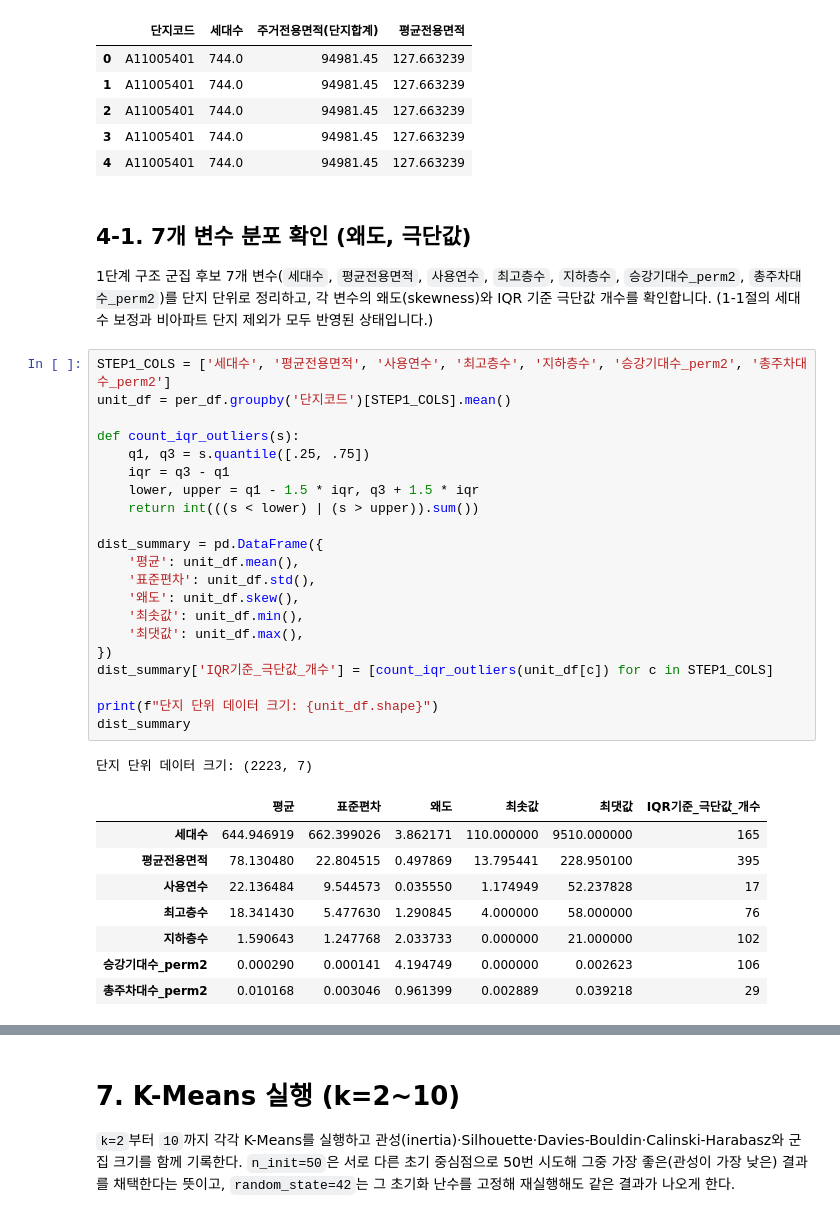
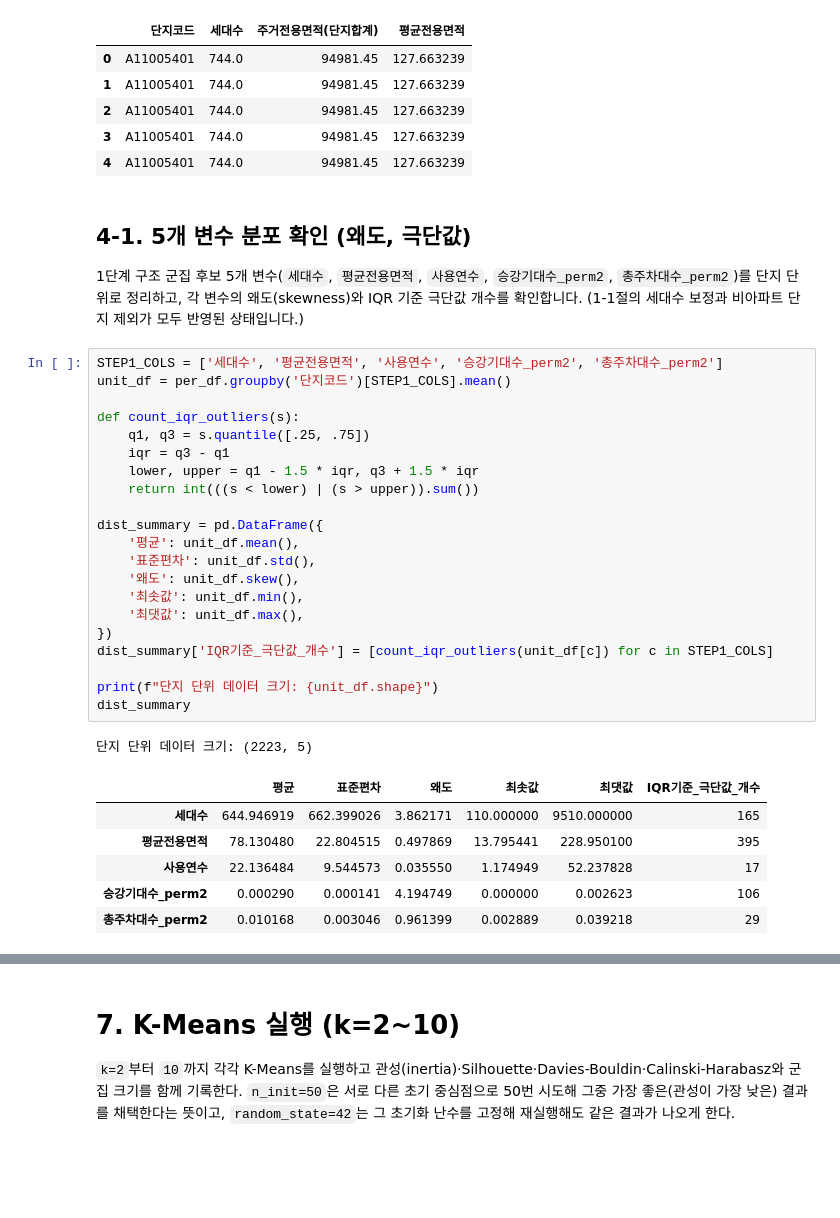
Before and after one commit to roh-git/mlapt_project, a Jupyter notebook: main_analysis.ipynb, the cells around one changed output, grey strips where cells are left out. Drawn from its saved outputs; the diff is of its cells as text; blank space fills up the shorter version.

```diff
--- a/main_analysis.ipynb
+++ b/main_analysis.ipynb
@@ -445,38 +450,36 @@ per_df 크기: (133380, 54)
 | 3 | A11005401 | 744.0 | 94981.45 | 127.663239 |
 | 4 | A11005401 | 744.0 | 94981.45 | 127.663239 |
 # %% [markdown]
-## 4-1. 7개 변수 분포 확인 (왜도, 극단값)
+## 4-1. 5개 변수 분포 확인 (왜도, 극단값)
 
-1단계 구조 군집 후보 7개 변수(`세대수`, `평균전용면적`, `사용연수`, `최고층수`, `지하층수`, `승강기대수_perm2`, `총주차대수_perm2`)를 단지 단위로 정리하고, 각 변수의 왜도(skewness)와 IQR 기준 극단값 개수를 확인합니다. (1-1절의 세대수 보정과 비아파트 단지 제외가 모두 반영된 상태입니다.)
+1단계 구조 군집 후보 5개 변수(`세대수`, `평균전용면적`, `사용연수`, `승강기대수_perm2`, `총주차대수_perm2`)를 단지 단위로 정리하고, 각 변수의 왜도(skewness)와 IQR 기준 극단값 개수를 확인합니다. (1-1절의 세대수 보정과 비아파트 단지 제외가 모두 반영된 상태입니다.)
 # %%
-STEP1_COLS = ['세대수', '평균전용면적', '사용연수', '최고층수', '지하층수', '승강기대수_perm2', '총주차대수_perm2']
+STEP1_COLS = ['세대수', '평균전용면적', '사용연수', '승강기대수_perm2', '총주차대수_perm2']
 unit_df = per_df.groupby('단지코드')[STEP1_COLS].mean()
 
 def count_iqr_outliers(s):
     q1, q3 = s.quantile([.25, .75])
     iqr = q3 - q1
     lower, upper = q1 - 1.5 * iqr, q3 + 1.5 * iqr
     return int(((s < lower) | (s > upper)).sum())
 
 dist_summary = pd.DataFrame({
     '평균': unit_df.mean(),
     '표준편차': unit_df.std(),
     '왜도': unit_df.skew(),
     '최솟값': unit_df.min(),
     '최댓값': unit_df.max(),
 })
 dist_summary['IQR기준_극단값_개수'] = [count_iqr_outliers(unit_df[c]) for c in STEP1_COLS]
 
 print(f"단지 단위 데이터 크기: {unit_df.shape}")
 dist_summary
 # %% [output]
-단지 단위 데이터 크기: (2223, 7)
+단지 단위 데이터 크기: (2223, 5)
 |  | 평균 | 표준편차 | 왜도 | 최솟값 | 최댓값 | IQR기준_극단값_개수 |
 | 세대수 | 644.946919 | 662.399026 | 3.862171 | 110.000000 | 9510.000000 | 165 |
 | 평균전용면적 | 78.130480 | 22.804515 | 0.497869 | 13.795441 | 228.950100 | 395 |
 | 사용연수 | 22.136484 | 9.544573 | 0.035550 | 1.174949 | 52.237828 | 17 |
-| 최고층수 | 18.341430 | 5.477630 | 1.290845 | 4.000000 | 58.000000 | 76 |
-| 지하층수 | 1.590643 | 1.247768 | 2.033733 | 0.000000 | 21.000000 | 102 |
 | 승강기대수_perm2 | 0.000290 | 0.000141 | 4.194749 | 0.000000 | 0.002623 | 106 |
 | 총주차대수_perm2 | 0.010168 | 0.003046 | 0.961399 | 0.002889 | 0.039218 | 29 |
 # %% [markdown]
```
Also changed, not shown: parts of 18 cells of this notebook.
